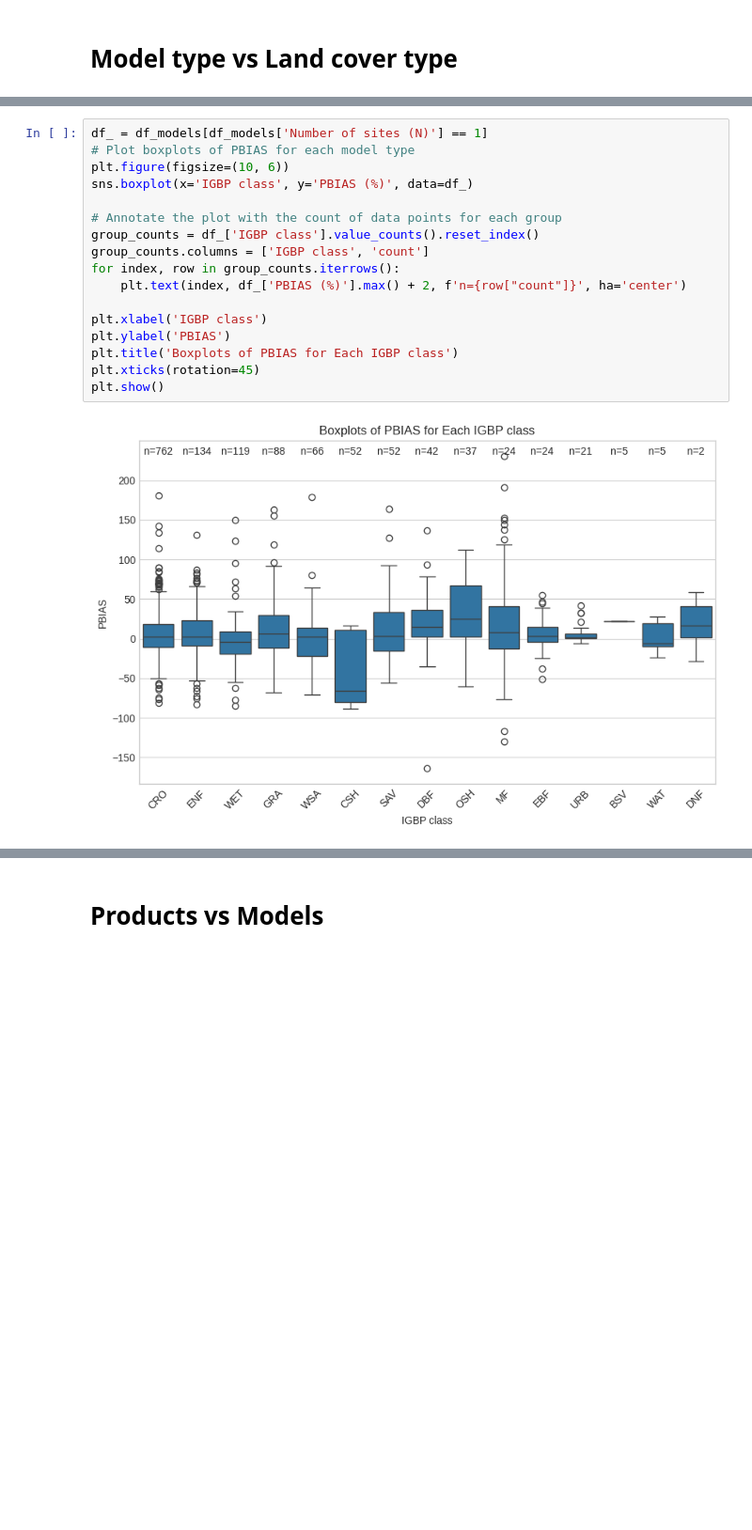
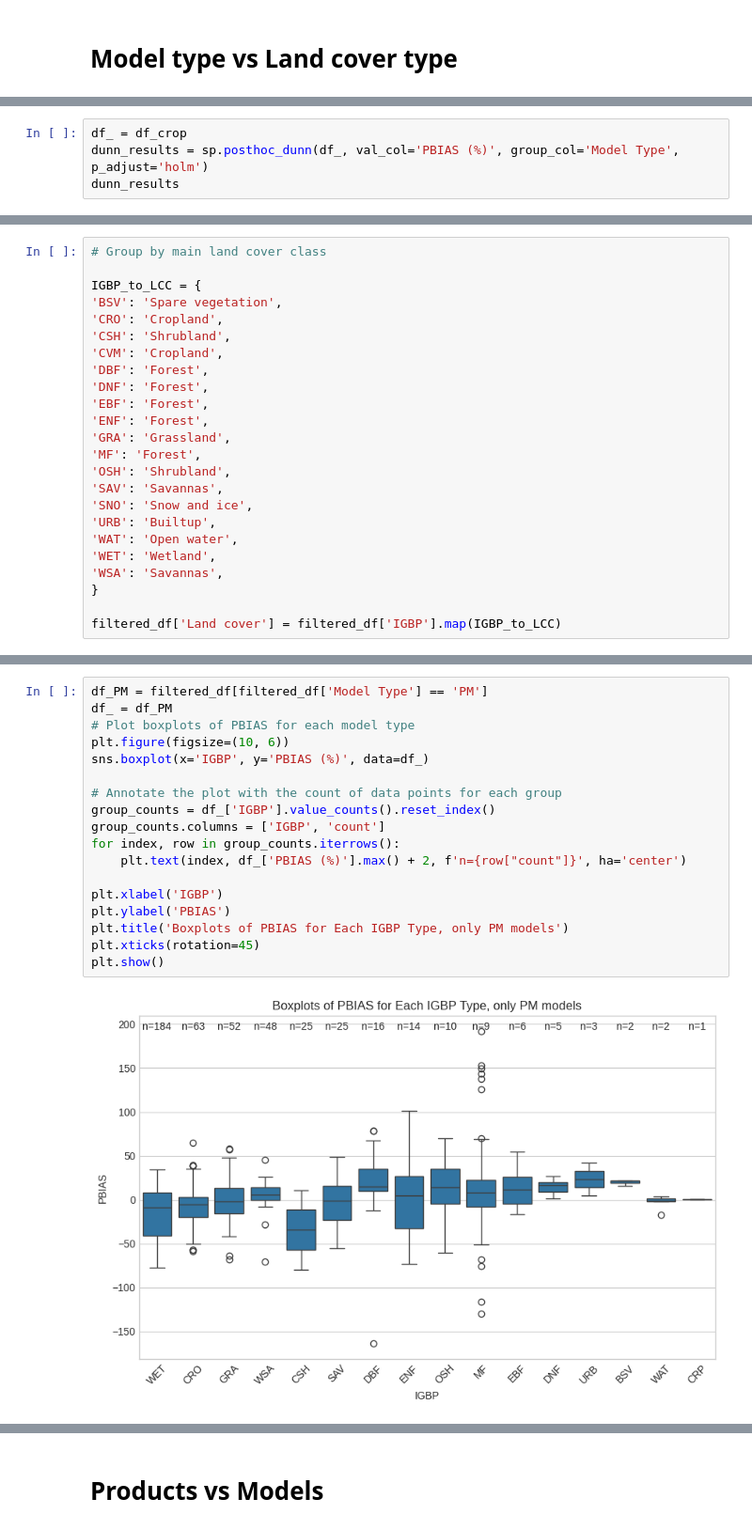
Before and after one commit to trngbich/Hydroloop, a Jupyter notebook: PBias_meta_analyses.ipynb, the cells around one changed output, grey strips where cells are left out. Shown at 94% size. Drawn from its saved outputs; the diff is of its cells as text; blank space fills up the shorter version.

```diff
--- a/PBias_meta_analyses.ipynb
+++ b/PBias_meta_analyses.ipynb
@@ -1567,0 +1569,4 @@ WSA
+# %%
+df_ = df_crop
+dunn_results = sp.posthoc_dunn(df_, val_col='PBIAS (%)', group_col='Model Type', p_adjust='holm')
+dunn_results
@@ -1589,0 +1845,24 @@ df_models = filtered_df[filtered_df['IGBP class'].isin(values_to_filter)]
+# %%
+# Group by main land cover class
+
+IGBP_to_LCC = {
+'BSV': 'Spare vegetation',
+'CRO': 'Cropland',
+'CSH': 'Shrubland',
+'CVM': 'Cropland',
+'DBF': 'Forest',
+'DNF': 'Forest',
+'EBF': 'Forest',
+'ENF': 'Forest',
+'GRA': 'Grassland',
+'MF': 'Forest',
+'OSH': 'Shrubland',
+'SAV': 'Savannas',
+'SNO': 'Snow and ice',
+'URB': 'Builtup',
+'WAT': 'Open water',
+'WET': 'Wetland',
+'WSA': 'Savannas',
+}
+
+filtered_df['Land cover'] = filtered_df['IGBP'].map(IGBP_to_LCC)
@@ -1590,19 +1953,20 @@ df_models = filtered_df[filtered_df['IGBP class'].isin(values_to_filter)]
 # %%
-df_ = df_models[df_models['Number of sites (N)'] == 1]
+df_PM = filtered_df[filtered_df['Model Type'] == 'PM']
+df_ = df_PM
 # Plot boxplots of PBIAS for each model type
 plt.figure(figsize=(10, 6))
-sns.boxplot(x='IGBP class', y='PBIAS (%)', data=df_)
+sns.boxplot(x='IGBP', y='PBIAS (%)', data=df_)
 
 # Annotate the plot with the count of data points for each group
-group_counts = df_['IGBP class'].value_counts().reset_index()
-group_counts.columns = ['IGBP class', 'count']
+group_counts = df_['IGBP'].value_counts().reset_index()
+group_counts.columns = ['IGBP', 'count']
 for index, row in group_counts.iterrows():
     plt.text(index, df_['PBIAS (%)'].max() + 2, f'n={row["count"]}', ha='center')
 
-plt.xlabel('IGBP class')
+plt.xlabel('IGBP')
 plt.ylabel('PBIAS')
-plt.title('Boxplots of PBIAS for Each IGBP class')
+plt.title('Boxplots of PBIAS for Each IGBP Type, only PM models')
 plt.xticks(rotation=45)
 plt.show()
 # %% [output]
-[figure, old version]
+[figure, new version]
```
Also changed, not shown: parts of 80 cells of this notebook.
